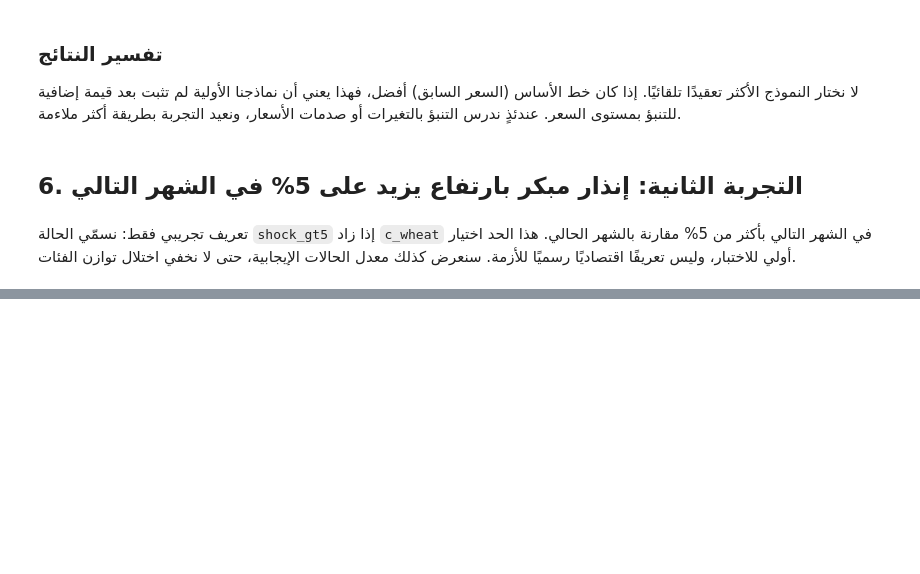
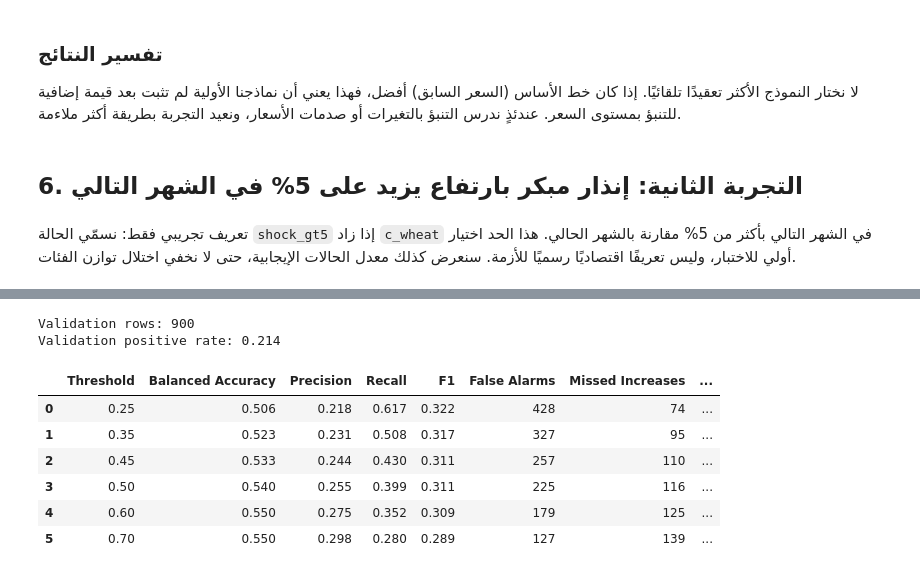
Before and after one commit to F13342/Yemen-MarketShield-AI, a Jupyter notebook: Yemen_MarketShield_Initial_Analysis.ipynb, the cells around one changed output, grey strips where cells are left out. Cells and saved outputs as stored; diff of their text form; code cells hidden in the pictures; blank space fills up the shorter version.

```diff
--- a/Yemen_MarketShield_Initial_Analysis.ipynb
+++ b/Yemen_MarketShield_Initial_Analysis.ipynb
@@ -223,0 +286,51 @@ print(confusion_matrix(y_test,pred))
+# %%
+# Threshold selection on a validation period (2019-2021).
+# Fit this model only on records before 2019.
+from sklearn.metrics import precision_score, recall_score, f1_score, balanced_accuracy_score, confusion_matrix
+
+train_val = cls[cls['price_date'] < '2019-01-01'].copy()
+valid = cls[(cls['price_date'] >= '2019-01-01') & (cls['price_date'] < '2022-01-01')].copy()
+features = numeric_features + categorical_features
+
+X_train_val, y_train_val = train_val[features], train_val['shock_gt5']
+X_val, y_val = valid[features], valid['shock_gt5']
+
+validation_preprocess = ColumnTransformer([
+    ('num', make_pipeline(SimpleImputer(strategy='median'), StandardScaler()), numeric_features),
+    ('market', OneHotEncoder(handle_unknown='ignore'), categorical_features),
+])
+validation_model = make_pipeline(
+    validation_preprocess,
+    LogisticRegression(max_iter=2000, class_weight='balanced', random_state=42)
+)
+validation_model.fit(X_train_val, y_train_val)
+val_prob = validation_model.predict_proba(X_val)[:, 1]
+
+threshold_results = []
+for threshold in [0.25, 0.35, 0.45, 0.50, 0.60, 0.70]:
+    val_pred = (val_prob >= threshold).astype(int)
+    tn, fp, fn, tp = confusion_matrix(y_val, val_pred, labels=[0, 1]).ravel()
+    threshold_results.append({
+        'Threshold': threshold,
+        'Balanced Accuracy': balanced_accuracy_score(y_val, val_pred),
+        'Precision': precision_score(y_val, val_pred, zero_division=0),
+        'Recall': recall_score(y_val, val_pred, zero_division=0),
+        'F1': f1_score(y_val, val_pred, zero_division=0),
+        'False Alarms': fp,
+        'Missed Increases': fn,
+        'Correct Warnings': tp,
+    })
+
+print('Validation rows:', len(valid))
+print('Validation positive rate:', round(y_val.mean(), 3))
+display(pd.DataFrame(threshold_results).round(3))
+# %% [output]
+Validation rows: 900
+Validation positive rate: 0.214
+|  | Threshold | Balanced Accuracy | Precision | Recall | F1 | False Alarms | Missed Increases | ... |
+| 0 | 0.25 | 0.506 | 0.218 | 0.617 | 0.322 | 428 | 74 | ... |
+| 1 | 0.35 | 0.523 | 0.231 | 0.508 | 0.317 | 327 | 95 | ... |
+| 2 | 0.45 | 0.533 | 0.244 | 0.430 | 0.311 | 257 | 110 | ... |
+| 3 | 0.50 | 0.540 | 0.255 | 0.399 | 0.311 | 225 | 116 | ... |
+| 4 | 0.60 | 0.550 | 0.275 | 0.352 | 0.309 | 179 | 125 | ... |
+| 5 | 0.70 | 0.550 | 0.298 | 0.280 | 0.289 | 127 | 139 | ... |
```
Also changed, not shown: parts of 20 cells of this notebook, 2 other files.
